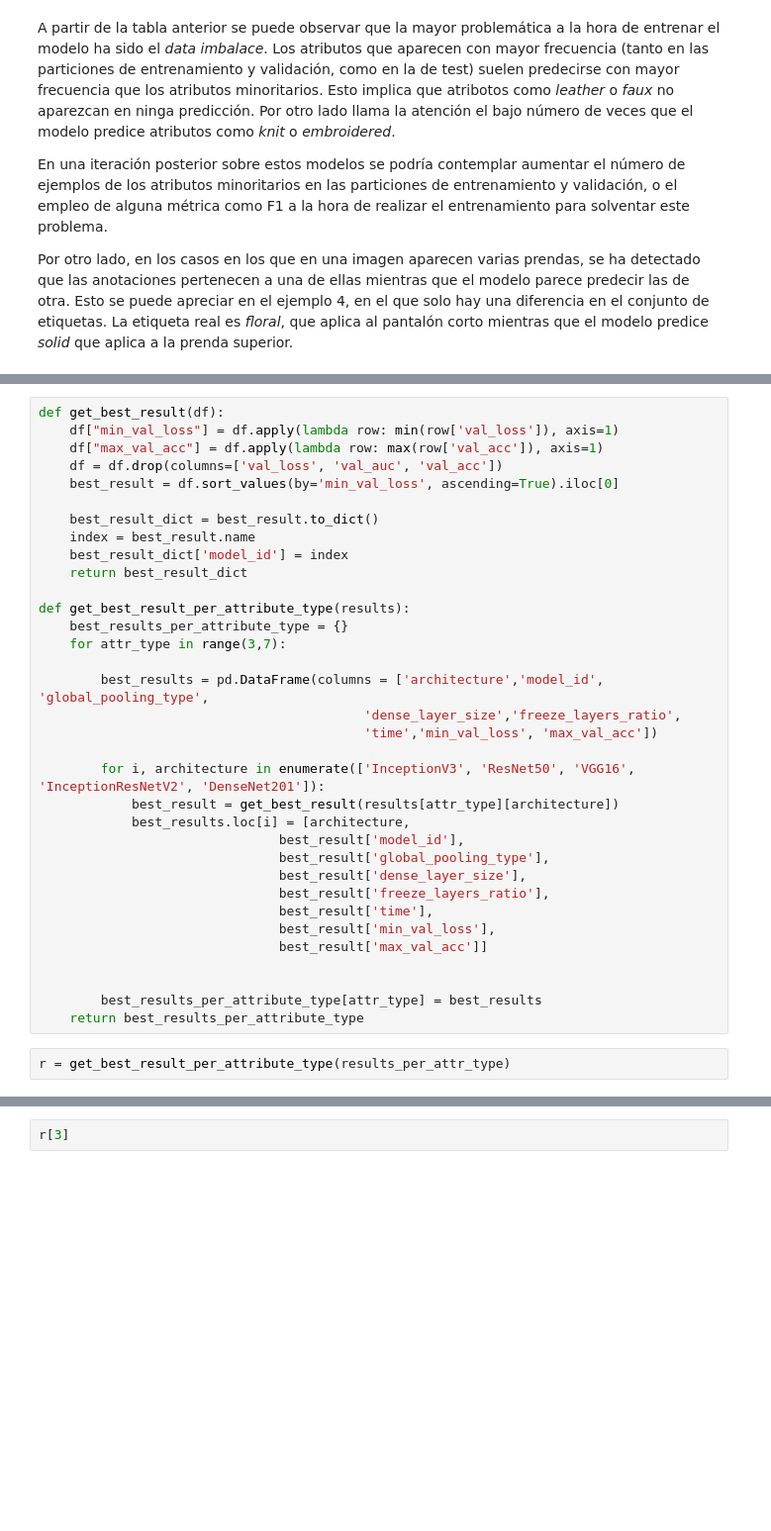
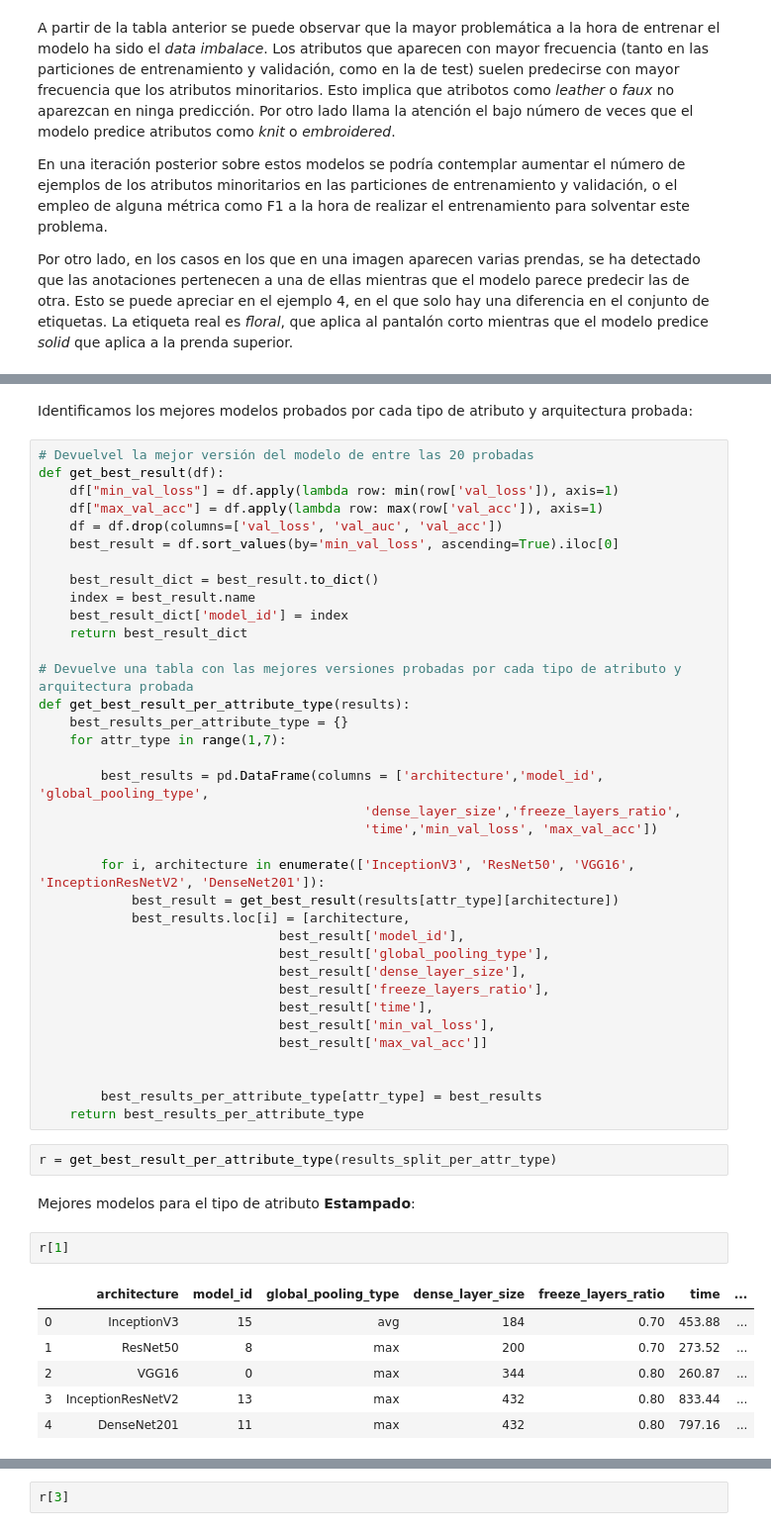
Before and after one commit to akepa/attribute-detection-in-fashon-images, a Jupyter notebook: DeepFashion_VersionReducida.ipynb, the cells around one changed output, grey strips where cells are left out. Shown at 99% size. Cells and saved outputs as stored; diff of their text form; blank space fills up the shorter version.

Commit message:
Primera versión completa

```diff
--- a/DeepFashion_VersionReducida.ipynb
+++ b/DeepFashion_VersionReducida.ipynb
@@ -1034,4 +1083,7 @@ Loading cached value for variable 'results_per_attr_type'. Time since caching: 5
+# %% [markdown]
+Identificamos los mejores modelos probados por cada tipo de atributo y arquitectura probada:
 # %%
+# Devuelvel la mejor versión del modelo de entre las 20 probadas
 def get_best_result(df):
     df["min_val_loss"] = df.apply(lambda row: min(row['val_loss']), axis=1)
     df["max_val_acc"] = df.apply(lambda row: max(row['val_acc']), axis=1)
@@ -1043,9 +1095,10 @@ def get_best_result(df):
     best_result_dict['model_id'] = index
     return best_result_dict
 
+# Devuelve una tabla con las mejores versiones probadas por cada tipo de atributo y arquitectura probada
 def get_best_result_per_attribute_type(results):
     best_results_per_attribute_type = {}
-    for attr_type in range(3,7):
+    for attr_type in range(1,7):
 
         best_results = pd.DataFrame(columns = ['architecture','model_id', 'global_pooling_type',
                                           'dense_layer_size','freeze_layers_ratio',
@@ -1066,4 +1119,15 @@ def get_best_result_per_attribute_type(results):
         best_results_per_attribute_type[attr_type] = best_results
     return best_results_per_attribute_type
 # %%
-r = get_best_result_per_attribute_type(results_per_attr_type)
+r = get_best_result_per_attribute_type(results_split_per_attr_type)
+# %% [markdown]
+Mejores modelos para el tipo de atributo **Estampado**:
+# %%
+r[1]
+# %% [output]
+|  | architecture | model_id | global_pooling_type | dense_layer_size | freeze_layers_ratio | time | ... |
+| 0 | InceptionV3 | 15 | avg | 184 | 0.70 | 453.88 | ... |
+| 1 | ResNet50 | 8 | max | 200 | 0.70 | 273.52 | ... |
+| 2 | VGG16 | 0 | max | 344 | 0.80 | 260.87 | ... |
+| 3 | InceptionResNetV2 | 13 | max | 432 | 0.80 | 833.44 | ... |
+| 4 | DenseNet201 | 11 | max | 432 | 0.80 | 797.16 | ... |
```
Also changed, not shown: parts of 71 cells of this notebook, 1 other file.
